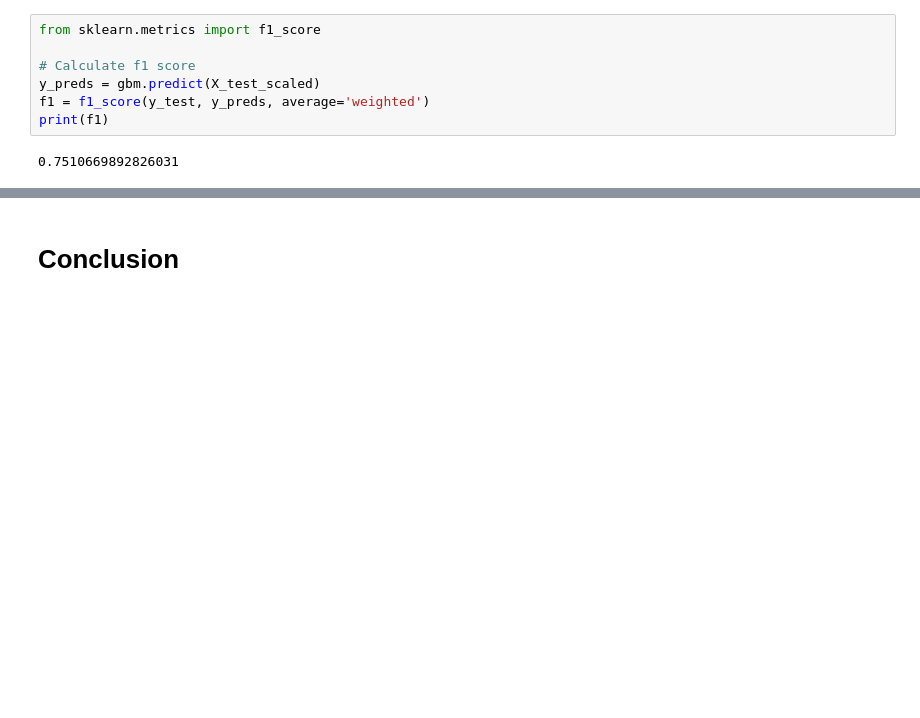
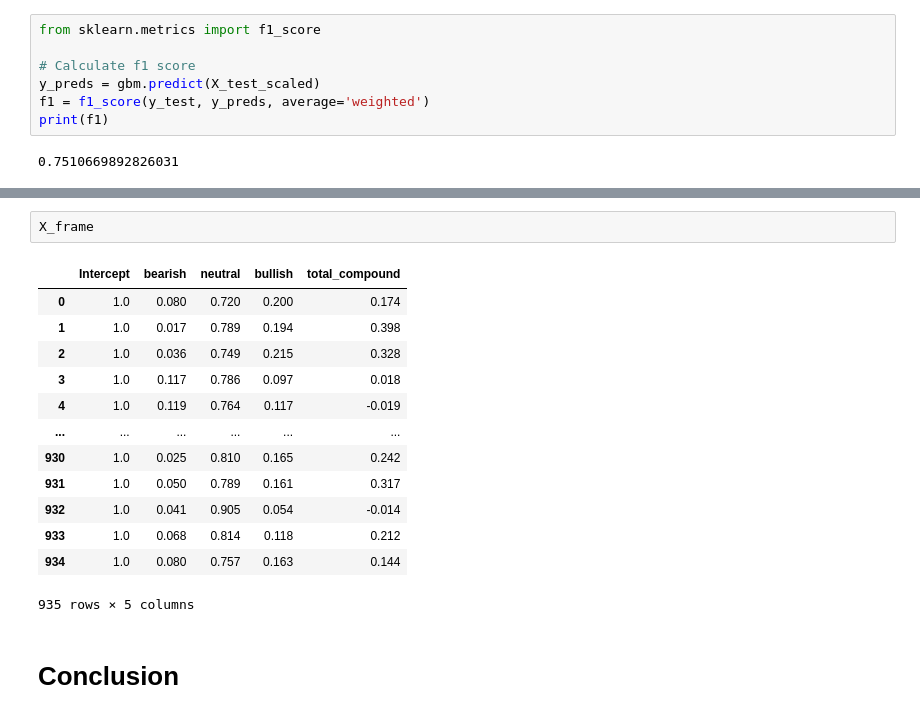
Before and after one commit to mdominguez2010/wsb-sentiment-analysis, a Jupyter notebook: model/model.ipynb, the cells around one changed output, grey strips where cells are left out. Cells and saved outputs as stored; diff of their text form; blank space fills up the shorter version.

```diff
--- a/model/model.ipynb
+++ b/model/model.ipynb
@@ -784,2 +798,18 @@ AttributeError: 'numpy.ndarray' object has no attribute 'base_values'
+# %%
+X_frame
+# %% [output]
+|  | Intercept | bearish | neutral | bullish | total_compound |
+| 0 | 1.0 | 0.080 | 0.720 | 0.200 | 0.174 |
+| 1 | 1.0 | 0.017 | 0.789 | 0.194 | 0.398 |
+| 2 | 1.0 | 0.036 | 0.749 | 0.215 | 0.328 |
+| 3 | 1.0 | 0.117 | 0.786 | 0.097 | 0.018 |
+| 4 | 1.0 | 0.119 | 0.764 | 0.117 | -0.019 |
+| ... | ... | ... | ... | ... | ... |
+| 930 | 1.0 | 0.025 | 0.810 | 0.165 | 0.242 |
+| 931 | 1.0 | 0.050 | 0.789 | 0.161 | 0.317 |
+| 932 | 1.0 | 0.041 | 0.905 | 0.054 | -0.014 |
+| 933 | 1.0 | 0.068 | 0.814 | 0.118 | 0.212 |
+| 934 | 1.0 | 0.080 | 0.757 | 0.163 | 0.144 |
+935 rows × 5 columns
 # %% [markdown]
 # Conclusion
```
Also changed, not shown: parts of 11 cells of this notebook, 1 other file.
